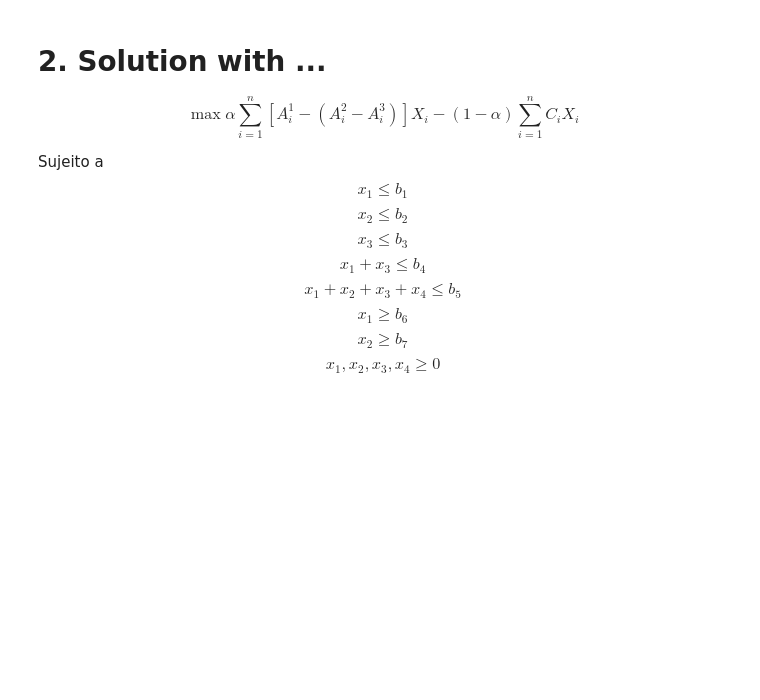
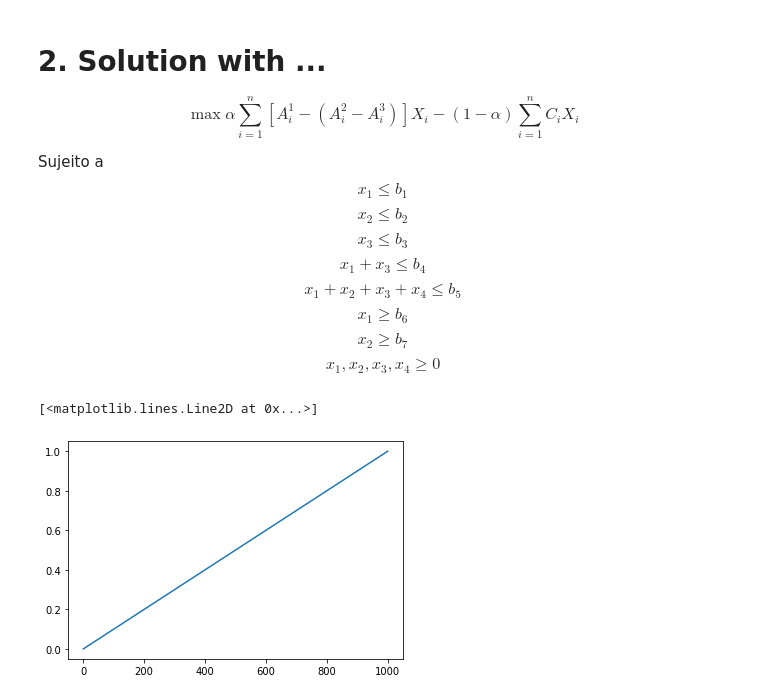
Before and after one commit to robertosgpontes/omse, a Jupyter notebook: main.ipynb, the cells around one changed output. Cells and saved outputs as stored; diff of their text form; code cells hidden in the pictures; blank space fills up the shorter version.

```diff
--- a/main.ipynb
+++ b/main.ipynb
@@ -54,3 +55,5 @@ import pandas as pd
+# %%
+NUM_ITER = 1000
 # %%
 # Variáveis do modelo
 
@@ -324,0 +302,7 @@ print(str(pulp.LpStatus[solution2])+" ; max value = "+str(pulp.value(linearProbl
+# %%
+f_alpha_lin = np.linspace(0, 1, NUM_ITER)
+# %%
+plt.plot(np.linspace(0, NUM_ITER, NUM_ITER), f_alpha_lin)
+# %% [output]
+[<matplotlib.lines.Line2D at 0x...>]
+[figure, added]
```
Also changed, not shown: parts of 14 cells of this notebook.
